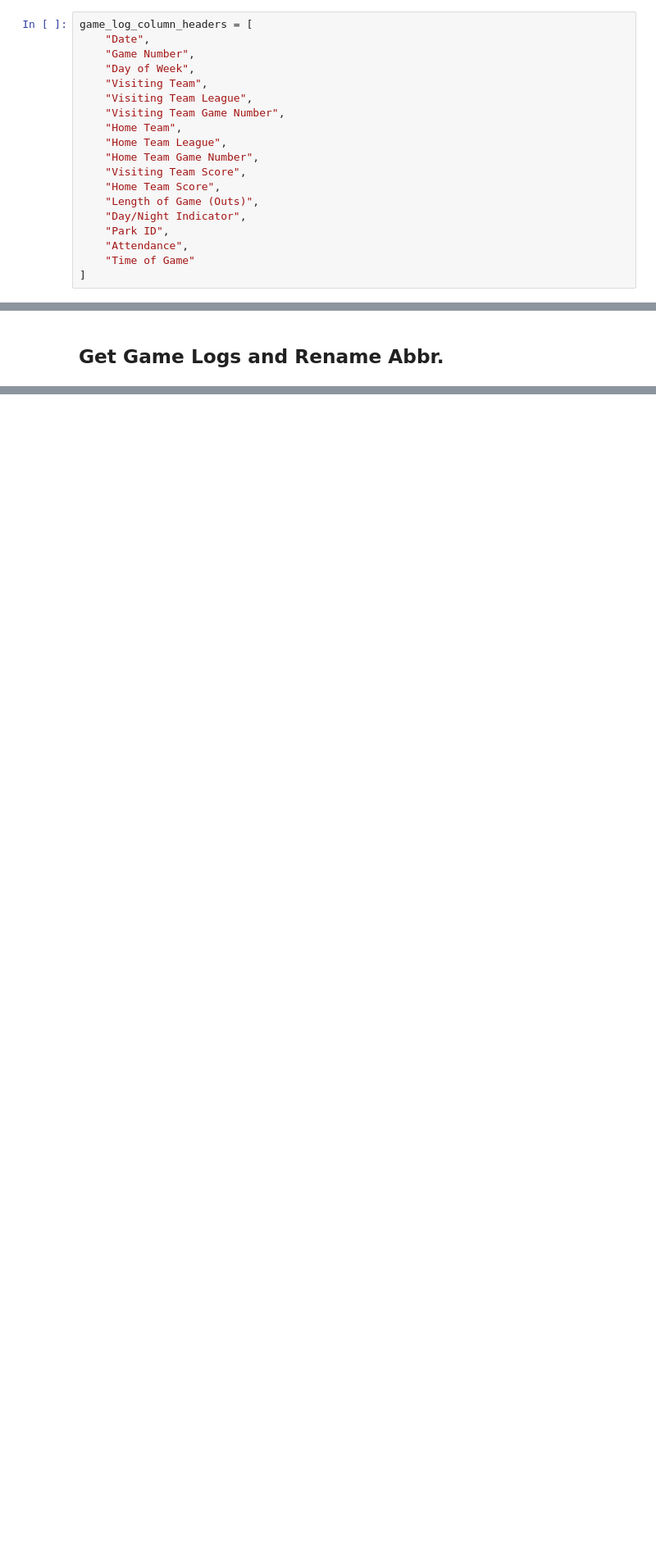
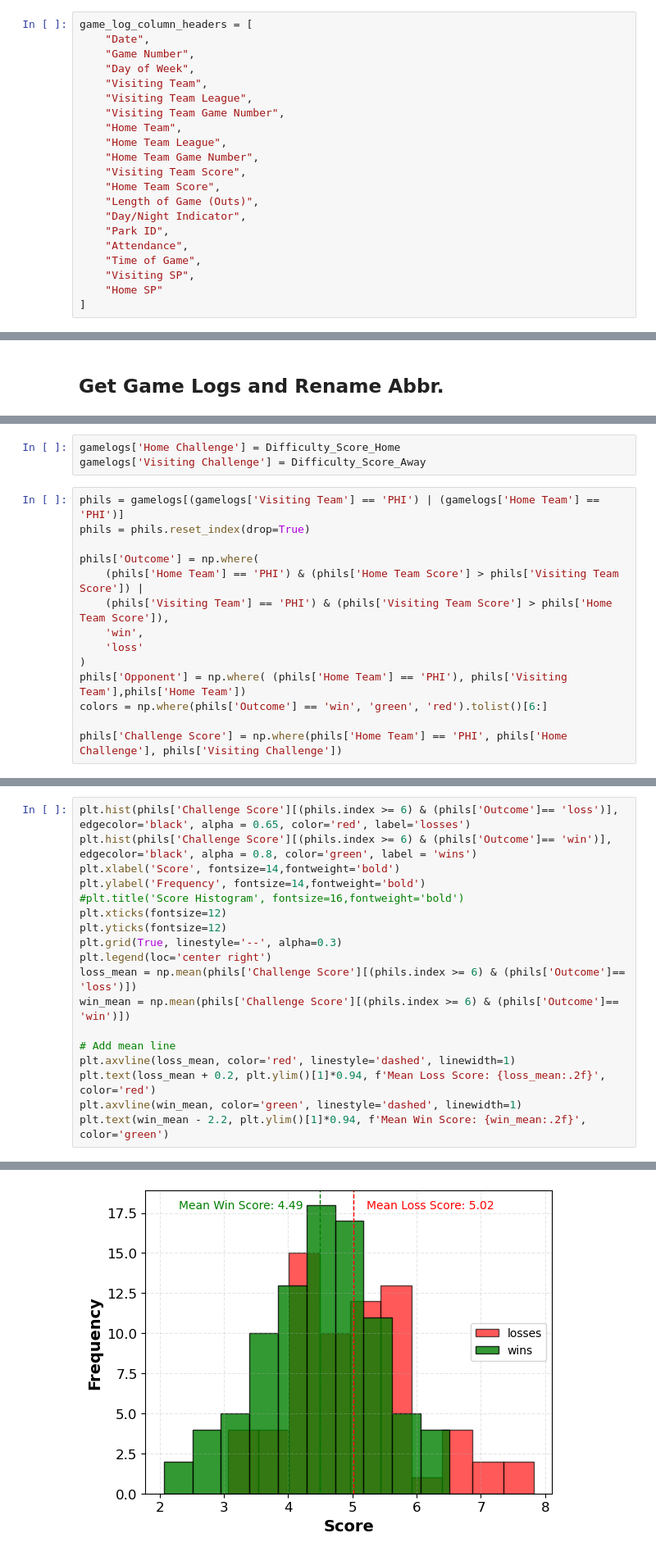
Before and after one commit to conorpwalsh4/LahmanAnalysis, a Jupyter notebook: ballpark_score.ipynb, the cells around one changed output, grey strips where cells are left out. Shown at 82% size. Drawn from its saved outputs; the diff is of its cells as text; blank space fills up the shorter version.

```diff
--- a/ballpark_score.ipynb
+++ b/ballpark_score.ipynb
@@ -40,5 +43,7 @@ game_log_column_headers = [
     "Day/Night Indicator",
     "Park ID",
     "Attendance",
-    "Time of Game"
+    "Time of Game",
+    "Visiting SP",
+    "Home SP"
 ]
@@ -94,0 +87,17 @@ gamelogs_.head()
+# %%
+gamelogs['Home Challenge'] = Difficulty_Score_Home
+gamelogs['Visiting Challenge'] = Difficulty_Score_Away
+# %%
+phils = gamelogs[(gamelogs['Visiting Team'] == 'PHI') | (gamelogs['Home Team'] == 'PHI')]
+phils = phils.reset_index(drop=True)
+
+phils['Outcome'] = np.where(
+    (phils['Home Team'] == 'PHI') & (phils['Home Team Score'] > phils['Visiting Team Score']) |
+    (phils['Visiting Team'] == 'PHI') & (phils['Visiting Team Score'] > phils['Home Team Score']),
+    'win',
+    'loss'
+)
+phils['Opponent'] = np.where( (phils['Home Team'] == 'PHI'), phils['Visiting Team'],phils['Home Team'])
+colors = np.where(phils['Outcome'] == 'win', 'green', 'red').tolist()[6:]
+
+phils['Challenge Score'] = np.where(phils['Home Team'] == 'PHI', phils['Home Challenge'], phils['Visiting Challenge'])
@@ -94,0 +160,19 @@ gamelogs_.head()
+# %%
+plt.hist(phils['Challenge Score'][(phils.index >= 6) & (phils['Outcome']== 'loss')], edgecolor='black', alpha = 0.65, color='red', label='losses')
+plt.hist(phils['Challenge Score'][(phils.index >= 6) & (phils['Outcome']== 'win')], edgecolor='black', alpha = 0.8, color='green', label = 'wins')
+plt.xlabel('Score', fontsize=14,fontweight='bold')
+plt.ylabel('Frequency', fontsize=14,fontweight='bold')
+#plt.title('Score Histogram', fontsize=16,fontweight='bold')
+plt.xticks(fontsize=12)
+plt.yticks(fontsize=12)
+plt.grid(True, linestyle='--', alpha=0.3)
+plt.legend(loc='center right')
+loss_mean = np.mean(phils['Challenge Score'][(phils.index >= 6) & (phils['Outcome']== 'loss')])
+win_mean = np.mean(phils['Challenge Score'][(phils.index >= 6) & (phils['Outcome']== 'win')])
+
+# Add mean line
+plt.axvline(loss_mean, color='red', linestyle='dashed', linewidth=1)
+plt.text(loss_mean + 0.2, plt.ylim()[1]*0.94, f'Mean Loss Score: {loss_mean:.2f}', color='red')
+plt.axvline(win_mean, color='green', linestyle='dashed', linewidth=1)
+plt.text(win_mean - 2.2, plt.ylim()[1]*0.94, f'Mean Win Score: {win_mean:.2f}', color='green')
+# %% [output]
@@ -94,0 +180 @@ gamelogs_.head()
+[figure, added]
```
Also changed, not shown: parts of 31 cells of this notebook, 3 other files.
